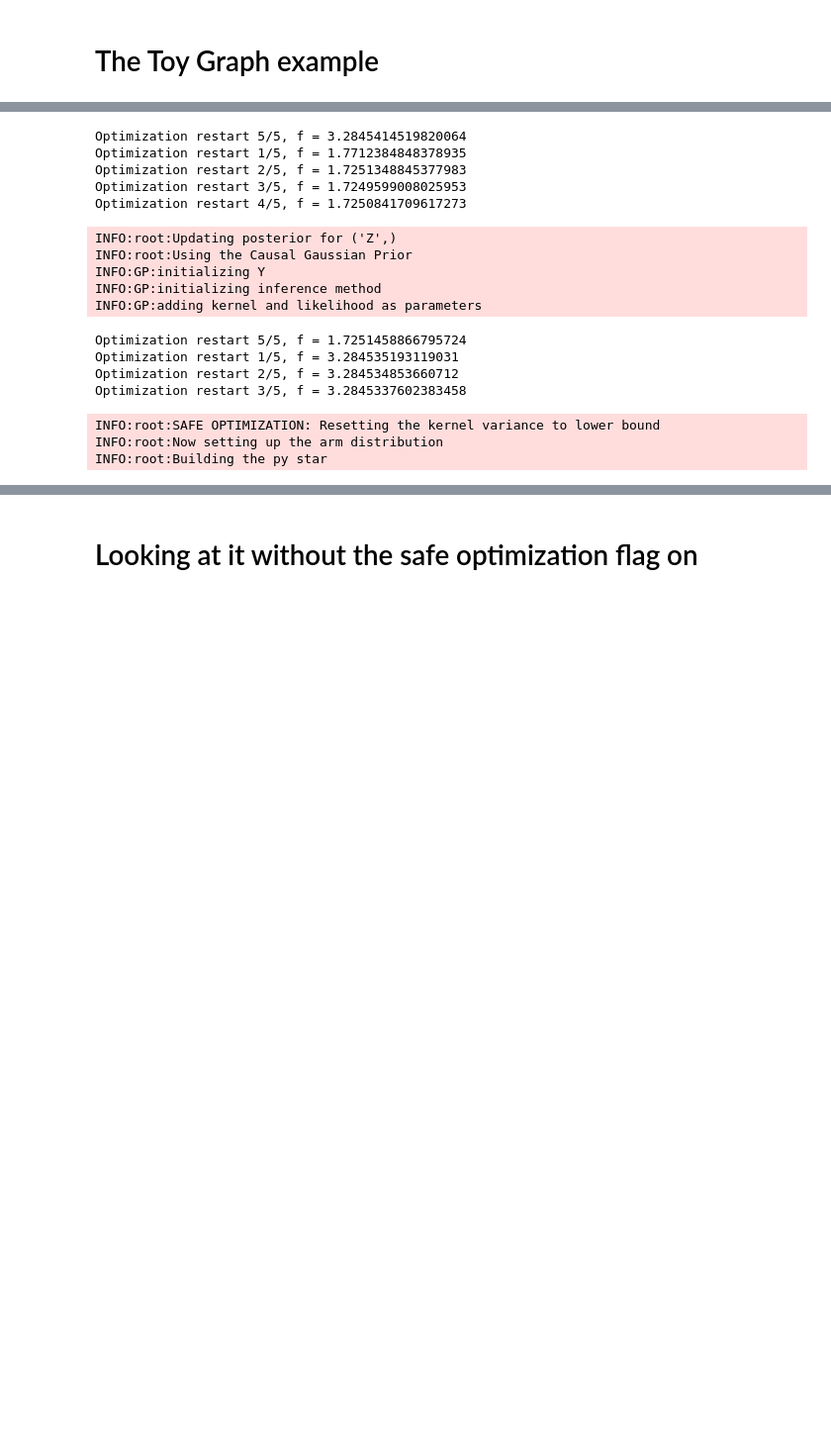
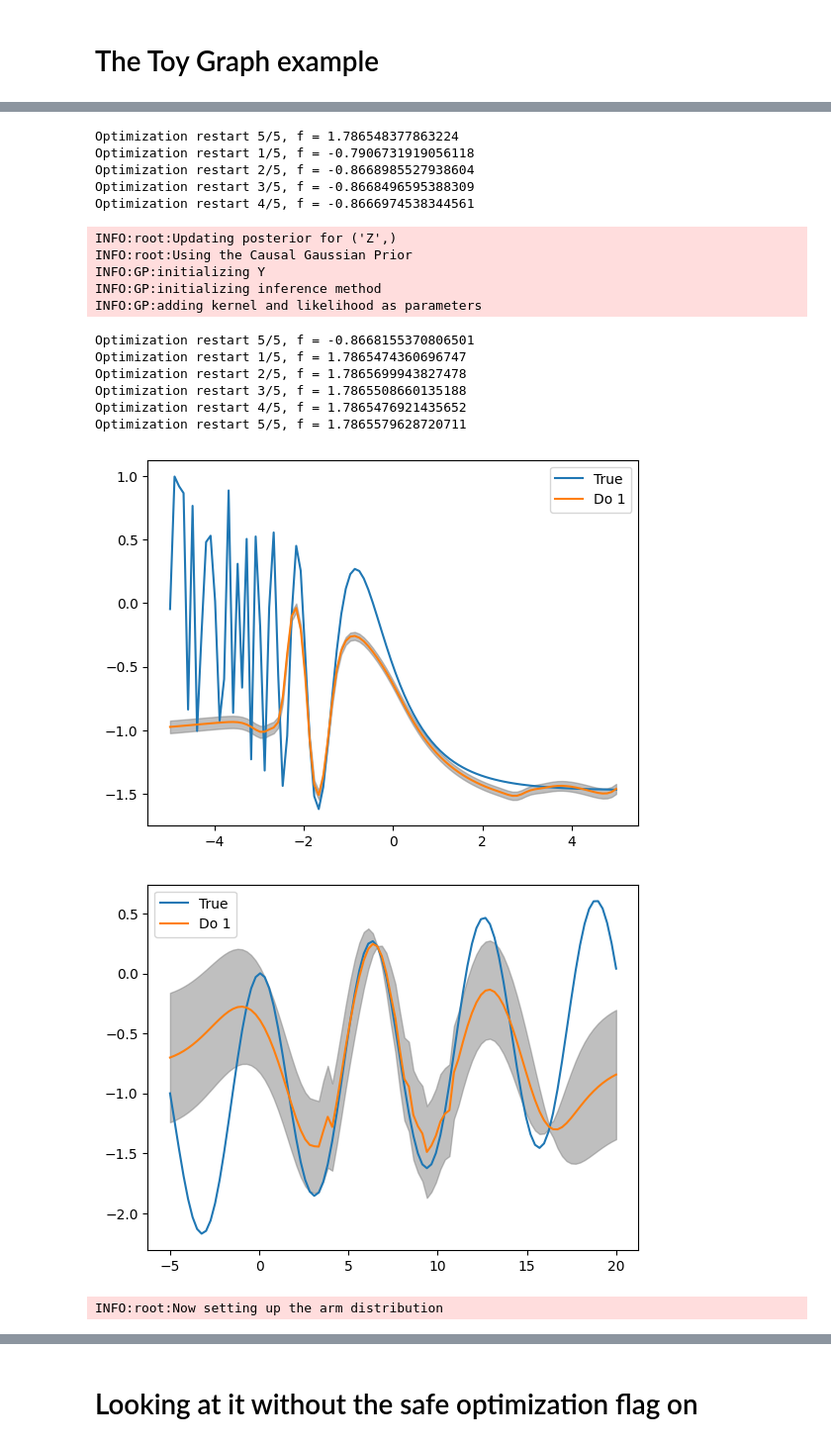
Before and after one commit to FearTheDeer9/AmortizedBayesianOptimization, a Jupyter notebook: experiments/ceo_experiments.ipynb, the cells around one changed output, grey strips where cells are left out. Shown: that part at 99% size. Drawn from its saved outputs; the diff is of its cells as text; code cells hidden in the pictures; blank space fills up the shorter version.

```diff
--- a/experiments/ceo_experiments.ipynb
+++ b/experiments/ceo_experiments.ipynb
@@ -109,4 +108,4 @@ INFO:root:----Computing do function for graph 6------
 # %%
-model.run_algorithm(T=2, safe_optimization=True)
+model.run_algorithm(T=2, safe_optimization=False)
 # %% [output]
 INFO:root:---Fitting samples for graph 0---
@@ -143,26 +142,28 @@ Optimization restart 4/5, f = 3.2845745355352998
 INFO:root:----------------ITERATION 1----------------
 INFO:root:Current posterior [0.14285714 0.14285714 0.14285714 0.14285714 0.14285714 0.14285714
  0.14285714], 1.0000000000000002
 INFO:root:Updating the models based on the previous observed samples
 INFO:root:Updating posterior for ('X',)
 INFO:root:Using the Causal Gaussian Prior
 INFO:GP:initializing Y
 INFO:GP:initializing inference method
 INFO:GP:adding kernel and likelihood as parameters
-Optimization restart 5/5, f = 3.2845414519820064
-Optimization restart 1/5, f = 1.7712384848378935
-Optimization restart 2/5, f = 1.7251348845377983
-Optimization restart 3/5, f = 1.7249599008025953
-Optimization restart 4/5, f = 1.7250841709617273
+Optimization restart 5/5, f = 1.786548377863224
+Optimization restart 1/5, f = -0.7906731919056118
+Optimization restart 2/5, f = -0.8668985527938604
+Optimization restart 3/5, f = -0.8668496595388309
+Optimization restart 4/5, f = -0.8666974538344561
 INFO:root:Updating posterior for ('Z',)
 INFO:root:Using the Causal Gaussian Prior
 INFO:GP:initializing Y
 INFO:GP:initializing inference method
 INFO:GP:adding kernel and likelihood as parameters
-Optimization restart 5/5, f = 1.7251458866795724
-Optimization restart 1/5, f = 3.284535193119031
-Optimization restart 2/5, f = 3.284534853660712
-Optimization restart 3/5, f = 3.2845337602383458
+Optimization restart 5/5, f = -0.8668155370806501
+Optimization restart 1/5, f = 1.7865474360696747
+Optimization restart 2/5, f = 1.7865699943827478
+Optimization restart 3/5, f = 1.7865508660135188
+Optimization restart 4/5, f = 1.7865476921435652
+Optimization restart 5/5, f = 1.7865579628720711
+[figure, added]
+[figure, added]
-INFO:root:SAFE OPTIMIZATION: Resetting the kernel variance to lower bound
 INFO:root:Now setting up the arm distribution
-INFO:root:Building the py star
```
Also changed, not shown: parts of 4 cells of this notebook, 26 other files.
